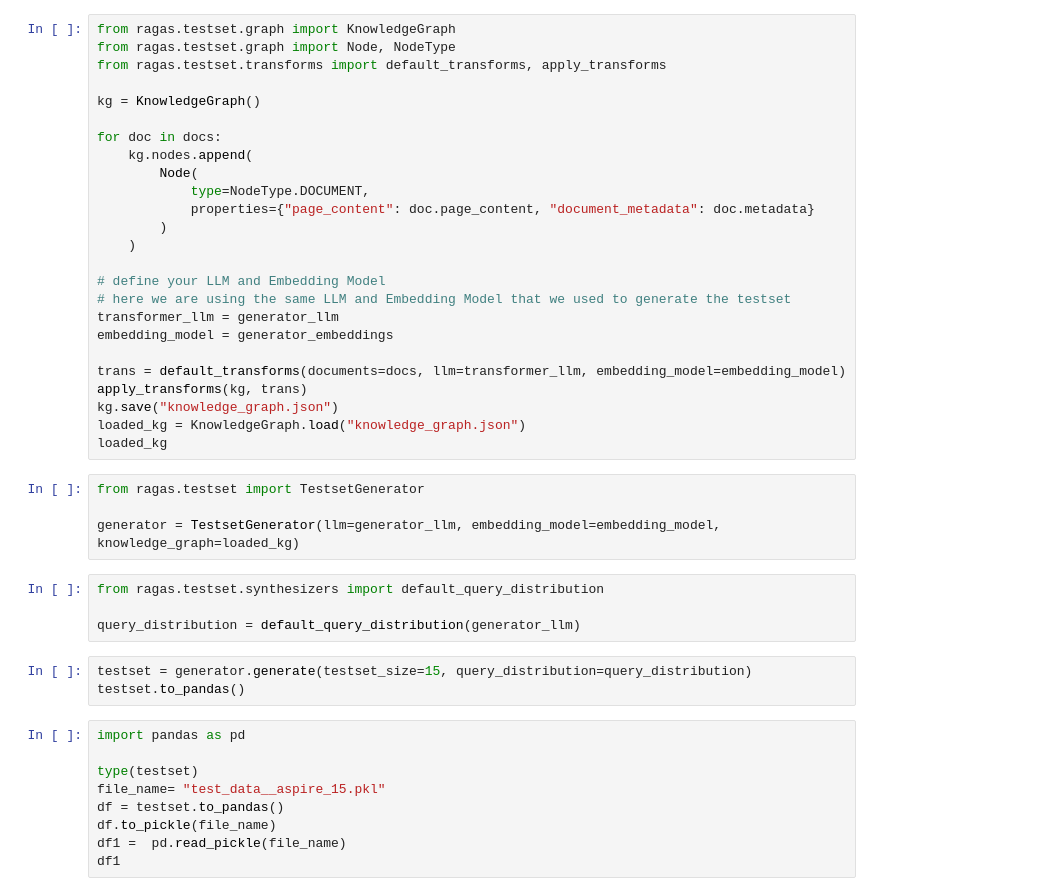
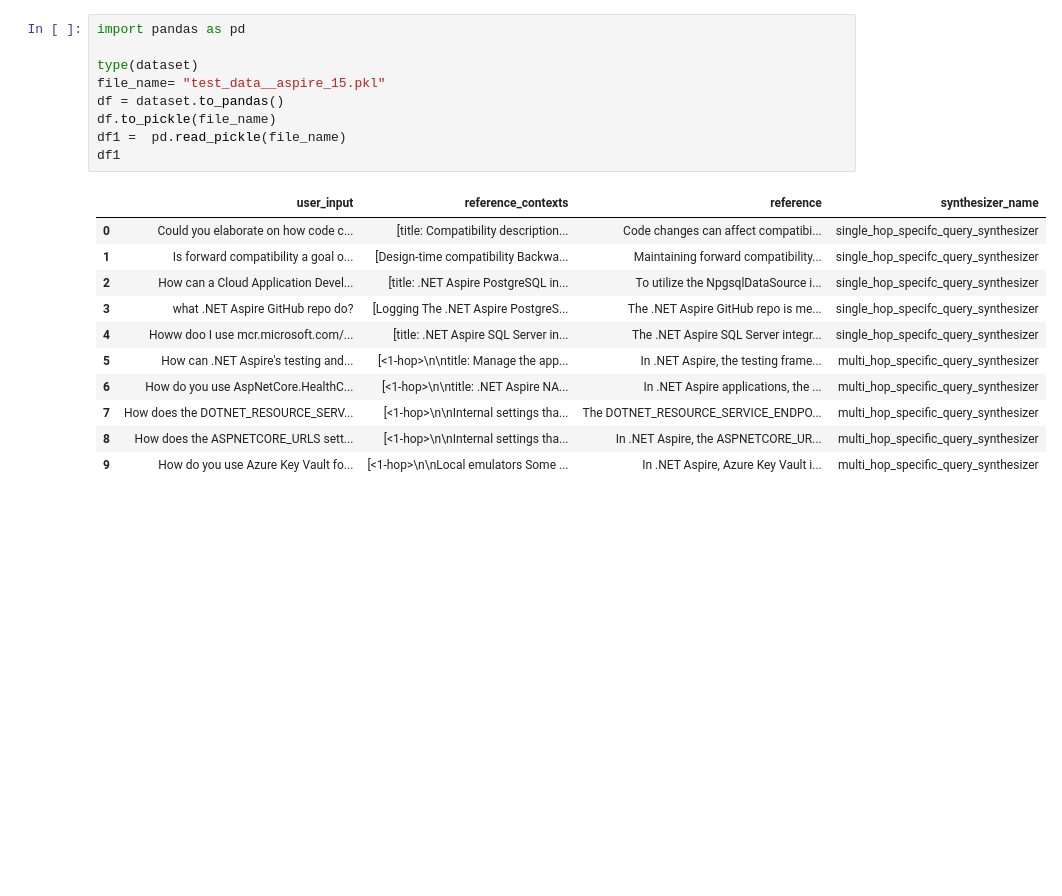
Before and after one commit to syamaner/moonbeans, a Jupyter notebook: src/AspireRagDemo.AppHost/Jupyter/Notebooks/evaluation_preperation.ipynb, the cells around one changed output. Cells and saved outputs as stored; diff of their text form; blank space fills up the shorter version.

Commit message:
Updated evaluation data generation

```diff
--- a/src/AspireRagDemo.AppHost/Jupyter/Notebooks/evaluation_preperation.ipynb
+++ b/src/AspireRagDemo.AppHost/Jupyter/Notebooks/evaluation_preperation.ipynb
@@ -75,48 +61,24 @@ dataset.to_pandas()
-# %%
-from ragas.testset.graph import KnowledgeGraph
-from ragas.testset.graph import Node, NodeType
-from ragas.testset.transforms import default_transforms, apply_transforms
-
-kg = KnowledgeGraph()
-
-for doc in docs:
-    kg.nodes.append(
-        Node(
-            type=NodeType.DOCUMENT,
-            properties={"page_content": doc.page_content, "document_metadata": doc.metadata}
-        )
-    )
-
-# define your LLM and Embedding Model
-# here we are using the same LLM and Embedding Model that we used to generate the testset
-transformer_llm = generator_llm
-embedding_model = generator_embeddings
-
-trans = default_transforms(documents=docs, llm=transformer_llm, embedding_model=embedding_model)
-apply_transforms(kg, trans)
-kg.save("knowledge_graph.json")
-loaded_kg = KnowledgeGraph.load("knowledge_graph.json")
-loaded_kg
-# %%
-from ragas.testset import TestsetGenerator
-
-generator = TestsetGenerator(llm=generator_llm, embedding_model=embedding_model, knowledge_graph=loaded_kg)
-# %%
-from ragas.testset.synthesizers import default_query_distribution
-
-query_distribution = default_query_distribution(generator_llm)
-# %%
-testset = generator.generate(testset_size=15, query_distribution=query_distribution)
-testset.to_pandas()
 # %%
 import pandas as pd
 
-type(testset)
+type(dataset)
 file_name= "test_data__aspire_15.pkl"
-df = testset.to_pandas()
+df = dataset.to_pandas()
 df.to_pickle(file_name)
 df1 =  pd.read_pickle(file_name)
 df1
+# %% [output]
+|  | user_input | reference_contexts | reference | synthesizer_name |
+| 0 | Could you elaborate on how code c... | [title: Compatibility description... | Code changes can affect compatibi... | single_hop_specifc_query_synthesizer |
+| 1 | Is forward compatibility a goal o... | [Design-time compatibility Backwa... | Maintaining forward compatibility... | single_hop_specifc_query_synthesizer |
+| 2 | How can a Cloud Application Devel... | [title: .NET Aspire PostgreSQL in... | To utilize the NpgsqlDataSource i... | single_hop_specifc_query_synthesizer |
+| 3 | what .NET Aspire GitHub repo do? | [Logging The .NET Aspire PostgreS... | The .NET Aspire GitHub repo is me... | single_hop_specifc_query_synthesizer |
+| 4 | Howw doo I use mcr.microsoft.com/... | [title: .NET Aspire SQL Server in... | The .NET Aspire SQL Server integr... | single_hop_specifc_query_synthesizer |
+| 5 | How can .NET Aspire's testing and... | [<1-hop>\n\ntitle: Manage the app... | In .NET Aspire, the testing frame... | multi_hop_specific_query_synthesizer |
+| 6 | How do you use AspNetCore.HealthC... | [<1-hop>\n\ntitle: .NET Aspire NA... | In .NET Aspire applications, the ... | multi_hop_specific_query_synthesizer |
+| 7 | How does the DOTNET_RESOURCE_SERV... | [<1-hop>\n\nInternal settings tha... | The DOTNET_RESOURCE_SERVICE_ENDPO... | multi_hop_specific_query_synthesizer |
+| 8 | How does the ASPNETCORE_URLS sett... | [<1-hop>\n\nInternal settings tha... | In .NET Aspire, the ASPNETCORE_UR... | multi_hop_specific_query_synthesizer |
+| 9 | How do you use Azure Key Vault fo... | [<1-hop>\n\nLocal emulators Some ... | In .NET Aspire, Azure Key Vault i... | multi_hop_specific_query_synthesizer |
 # %%
 dataset = []
 
```
Also changed, not shown: parts of 3 cells of this notebook, 2 other files.
